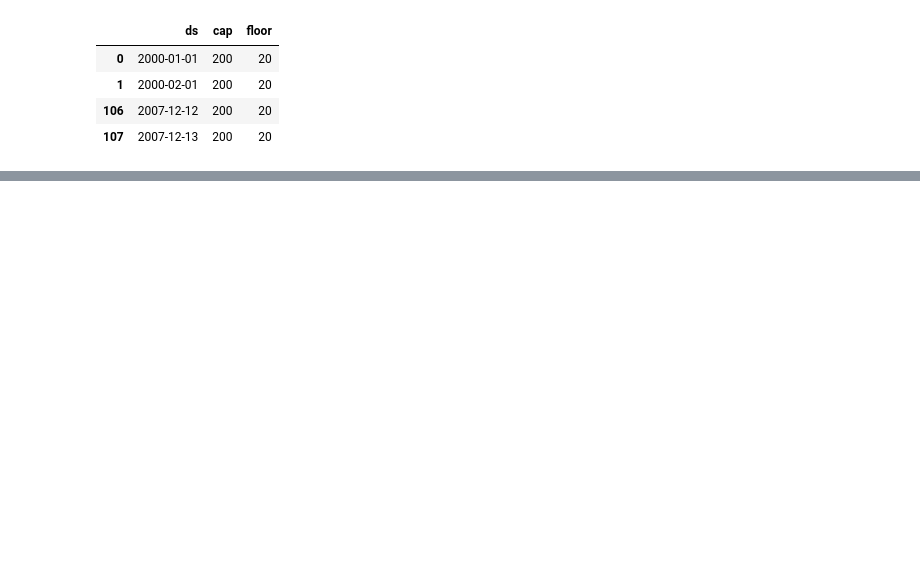
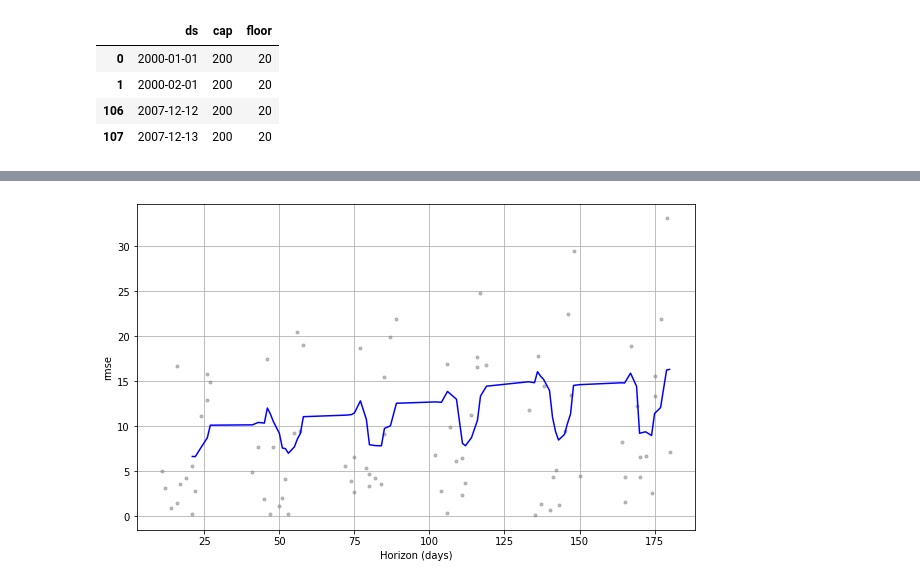
Before and after one commit to gilbert-noriega-ii/time-series-exercises, a Jupyter notebook: stocks_exploration.ipynb, the cells around one changed output, grey strips where cells are left out. Cells and saved outputs as stored; diff of their text form; code cells hidden in the pictures; blank space fills up the shorter version.

```diff
--- a/stocks_exploration.ipynb
+++ b/stocks_exploration.ipynb
@@ -196,0 +277,9 @@ forecast[(forecast['Christmas Day'] +
+# %%
+# format for initial, period and horizon should be in format
+# used by pandas timedelta, which accepts units of days or shorter.
+
+df_cv = cross_validation(m,
+                         initial = '1461 days',
+                         period = '90 days',
+                         horizon = '180 days',
+                        )
@@ -196,0 +359,4 @@ forecast[(forecast['Christmas Day'] +
+# %%
+fig3 = plot_cross_validation_metric(df_cv, metric='rmse')
+# %% [output]
+[figure, added]
```
Also changed, not shown: parts of 39 cells of this notebook.
